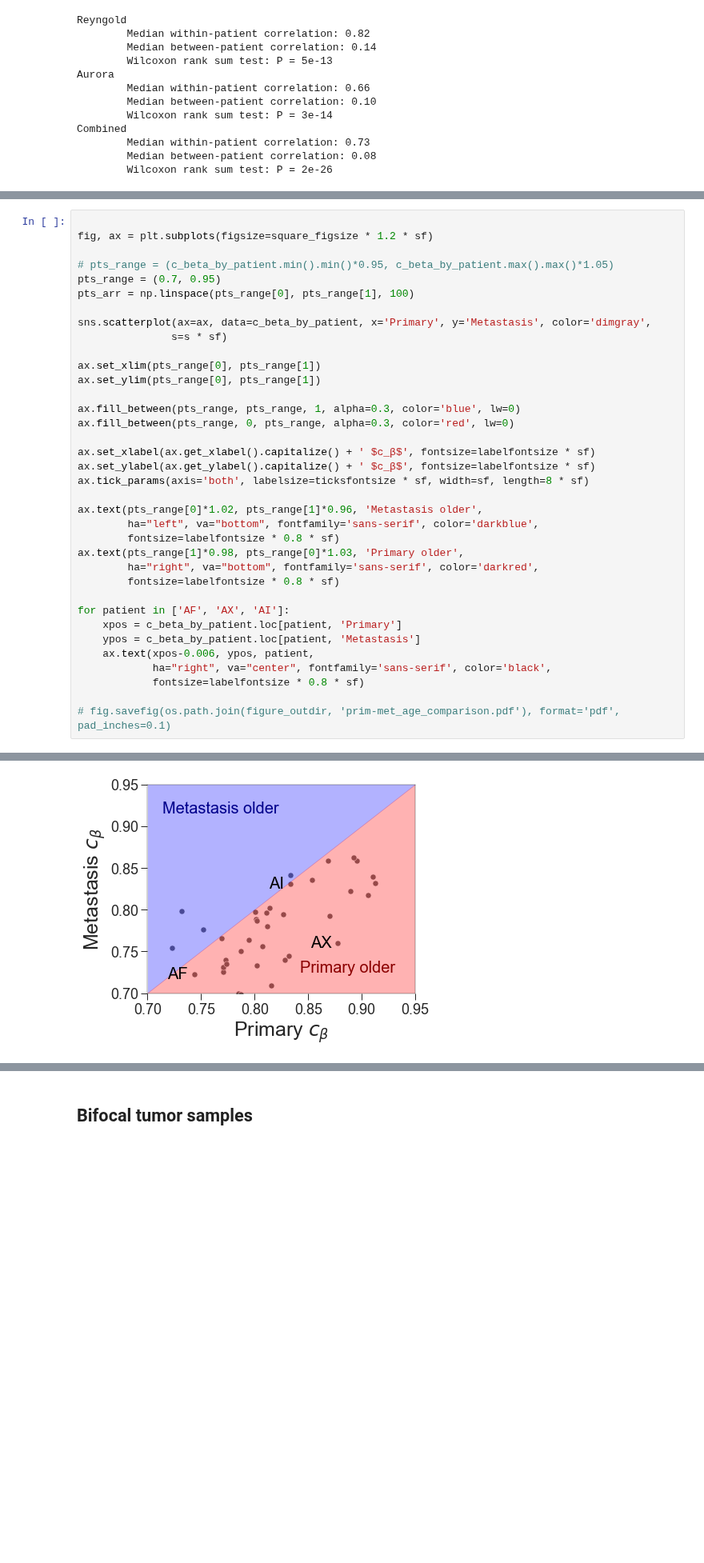
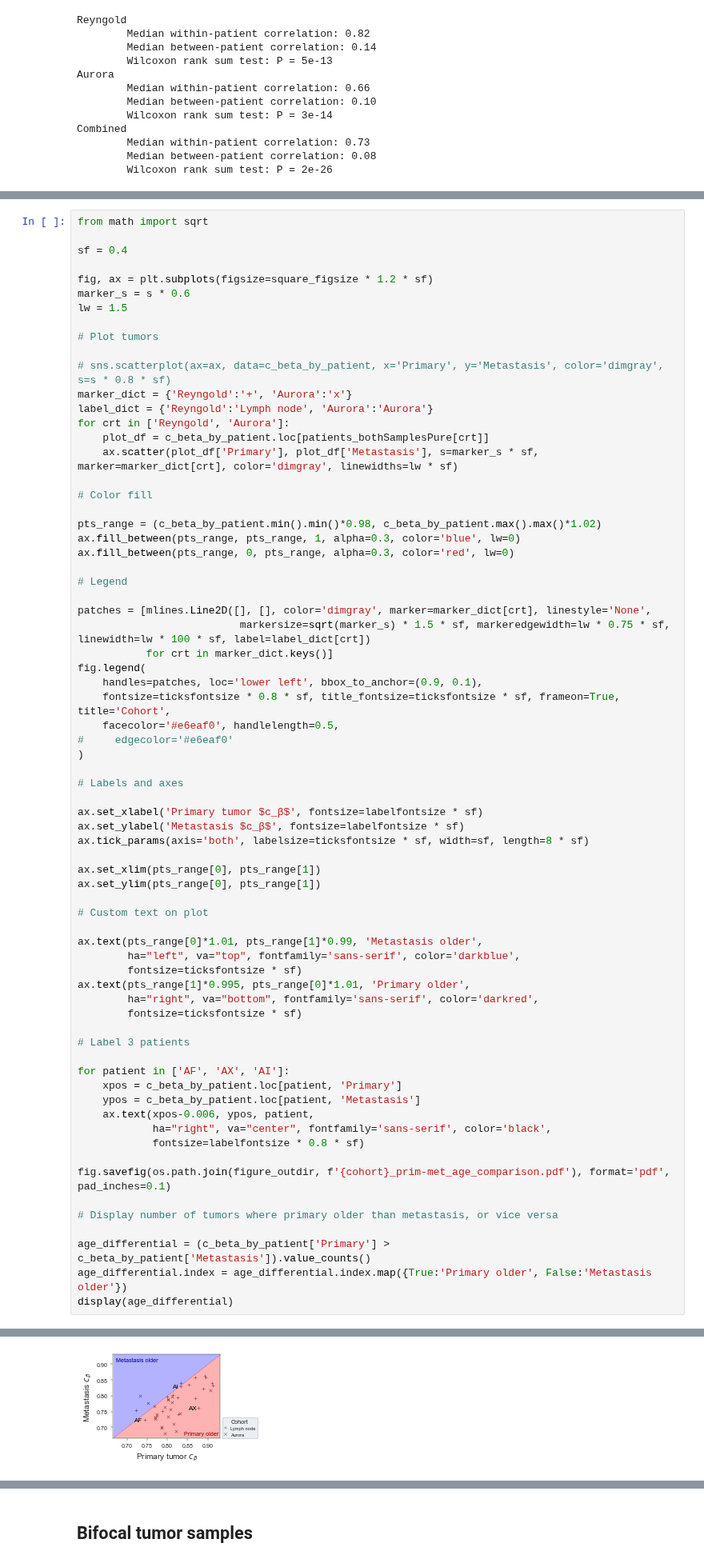
Before and after one commit to danmonyak/EpiClockInvasiveBRCA, a Jupyter notebook: Analysis/Multi-sample.ipynb, the cells around one changed output, grey strips where cells are left out. Shown at 80% size. Saved outputs shown, nothing was run; the diff lists cells and outputs as text; blank space fills up the shorter version.

```diff
--- a/Analysis/Multi-sample.ipynb
+++ b/Analysis/Multi-sample.ipynb
@@ -212,32 +222,60 @@ LUMP_purity_by_patient = sample_map[cohort].reset_index().pivot(index='Patient',
 LUMP_purity_by_patient['Primary'] = LUMP_purity_by_patient['Primary'].map(LUMP_purity[cohort])
 LUMP_purity_by_patient['Metastasis'] = LUMP_purity_by_patient['Metastasis'].map(LUMP_purity[cohort])
 # %%
+from math import sqrt
+
+sf = 0.4
 
 fig, ax = plt.subplots(figsize=square_figsize * 1.2 * sf)
+marker_s = s * 0.6
+lw = 1.5
 
-# pts_range = (c_beta_by_patient.min().min()*0.95, c_beta_by_patient.max().max()*1.05)
-pts_range = (0.7, 0.95)
-pts_arr = np.linspace(pts_range[0], pts_range[1], 100)
+# Plot tumors
 
-sns.scatterplot(ax=ax, data=c_beta_by_patient, x='Primary', y='Metastasis', color='dimgray',
-               s=s * sf)
+# sns.scatterplot(ax=ax, data=c_beta_by_patient, x='Primary', y='Metastasis', color='dimgray', s=s * 0.8 * sf)
+marker_dict = {'Reyngold':'+', 'Aurora':'x'}
+label_dict = {'Reyngold':'Lymph node', 'Aurora':'Aurora'}
+for crt in ['Reyngold', 'Aurora']:
+    plot_df = c_beta_by_patient.loc[patients_bothSamplesPure[crt]]
+    ax.scatter(plot_df['Primary'], plot_df['Metastasis'], s=marker_s * sf, marker=marker_dict[crt], color='dimgray', linewidths=lw * sf)
+
+# Color fill
+
+pts_range = (c_beta_by_patient.min().min()*0.98, c_beta_by_patient.max().max()*1.02)
+ax.fill_between(pts_range, pts_range, 1, alpha=0.3, color='blue', lw=0)
+ax.fill_between(pts_range, 0, pts_range, alpha=0.3, color='red', lw=0)
+
+# Legend
+
+patches = [mlines.Line2D([], [], color='dimgray', marker=marker_dict[crt], linestyle='None',
+                          markersize=sqrt(marker_s) * 1.5 * sf, markeredgewidth=lw * 0.75 * sf, linewidth=lw * 100 * sf, label=label_dict[crt])
+           for crt in marker_dict.keys()]
+fig.legend(
+    handles=patches, loc='lower left', bbox_to_anchor=(0.9, 0.1),
+    fontsize=ticksfontsize * 0.8 * sf, title_fontsize=ticksfontsize * sf, frameon=True, title='Cohort',
+    facecolor='#e6eaf0', handlelength=0.5,
+#     edgecolor='#e6eaf0'
+)
+
+# Labels and axes
+
+ax.set_xlabel('Primary tumor $c_β$', fontsize=labelfontsize * sf)
+ax.set_ylabel('Metastasis $c_β$', fontsize=labelfontsize * sf)
+ax.tick_params(axis='both', labelsize=ticksfontsize * sf, width=sf, length=8 * sf)
 
 ax.set_xlim(pts_range[0], pts_range[1])
 ax.set_ylim(pts_range[0], pts_range[1])
 
-ax.fill_between(pts_range, pts_range, 1, alpha=0.3, color='blue', lw=0)
-ax.fill_between(pts_range, 0, pts_range, alpha=0.3, color='red', lw=0)
+# Custom text on plot
 
-ax.set_xlabel(ax.get_xlabel().capitalize() + ' $c_β$', fontsize=labelfontsize * sf)
-ax.set_ylabel(ax.get_ylabel().capitalize() + ' $c_β$', fontsize=labelfontsize * sf)
-ax.tick_params(axis='both', labelsize=ticksfontsize * sf, width=sf, length=8 * sf)
+ax.text(pts_range[0]*1.01, pts_range[1]*0.99, 'Metastasis older',
+        ha="left", va="top", fontfamily='sans-serif', color='darkblue',
+        fontsize=ticksfontsize * sf)
+ax.text(pts_range[1]*0.995, pts_range[0]*1.01, 'Primary older',
+        ha="right", va="bottom", fontfamily='sans-serif', color='darkred',
+        fontsize=ticksfontsize * sf)
 
-ax.text(pts_range[0]*1.02, pts_range[1]*0.96, 'Metastasis older',
-        ha="left", va="bottom", fontfamily='sans-serif', color='darkblue',
-        fontsize=labelfontsize * 0.8 * sf)
-ax.text(pts_range[1]*0.98, pts_range[0]*1.03, 'Primary older',
-        ha="right", va="bottom", fontfamily='sans-serif', color='darkred',
-        fontsize=labelfontsize * 0.8 * sf)
+# Label 3 patients
 
 for patient in ['AF', 'AX', 'AI']:
     xpos = c_beta_by_patient.loc[patient, 'Primary']
@@ -246,5 +284,11 @@ for patient in ['AF', 'AX', 'AI']:
             ha="right", va="center", fontfamily='sans-serif', color='black',
             fontsize=labelfontsize * 0.8 * sf)
 
-# fig.savefig(os.path.join(figure_outdir, 'prim-met_age_comparison.pdf'), format='pdf', pad_inches=0.1)
+fig.savefig(os.path.join(figure_outdir, f'{cohort}_prim-met_age_comparison.pdf'), format='pdf', pad_inches=0.1)
+
+# Display number of tumors where primary older than metastasis, or vice versa
+
+age_differential = (c_beta_by_patient['Primary'] > c_beta_by_patient['Metastasis']).value_counts()
+age_differential.index = age_differential.index.map({True:'Primary older', False:'Metastasis older'})
+display(age_differential)
 # %% [output]
@@ -251,4 +298,4 @@ for patient in ['AF', 'AX', 'AI']:
-[figure, old version]
+[figure, new version]
 # %%
 rvalue_list = [correlation_df[cohort].loc[f'{patient}: Tum', f'{patient}: Met'] for patient in patients_bothSamplesPure[cohort]]
 rvalue_ser = pd.Series(index=patients_bothSamplesPure[cohort], data=rvalue_list).rename('R')
```
Also changed, not shown: parts of 13 cells of this notebook, 39 other files.
